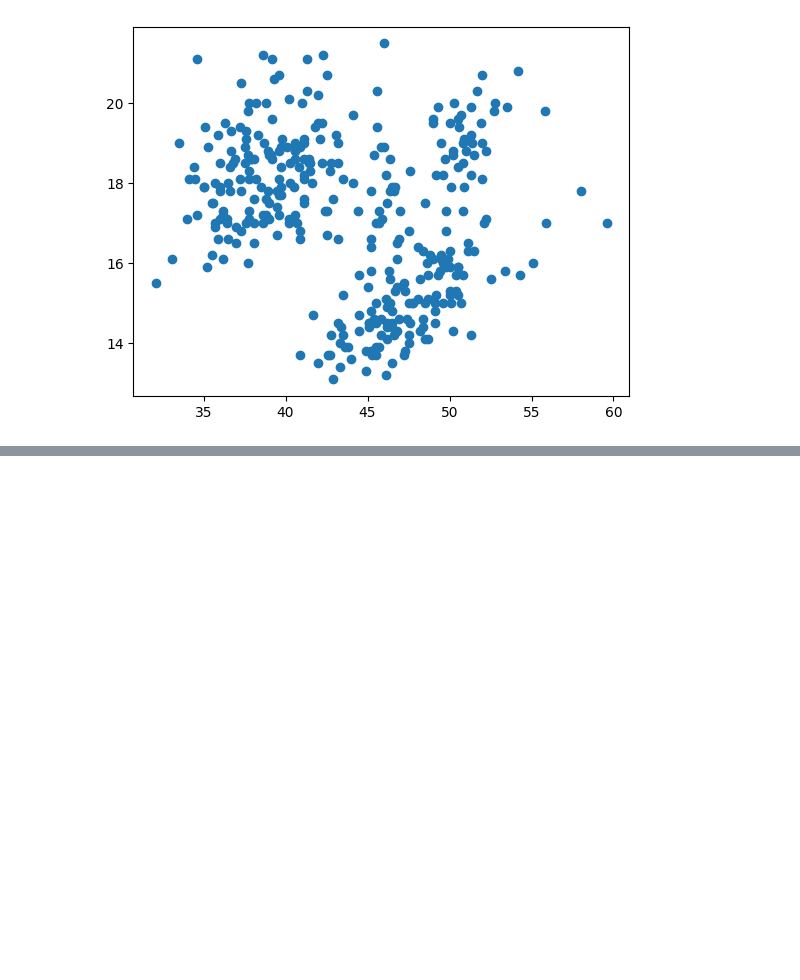
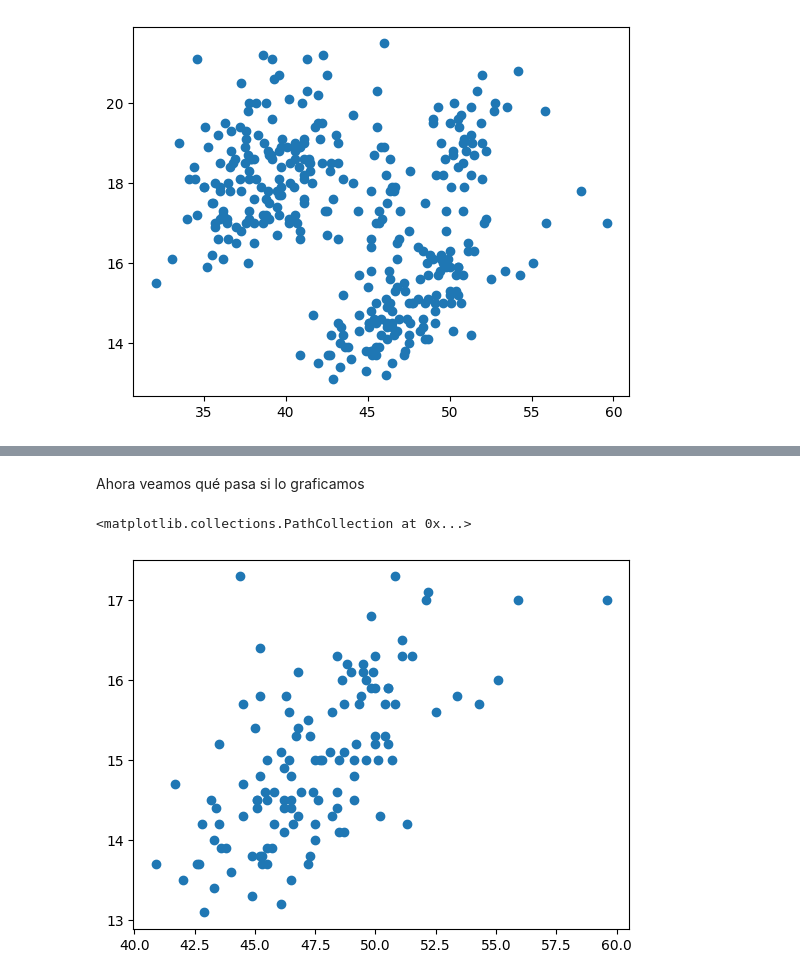
Before and after one commit to chrisdewa/curso_python, a Jupyter notebook: docs_raw/unidad-4/tema-17-visualizaciones.ipynb, the cells around one changed output, grey strips where cells are left out. Saved outputs shown, nothing was run; the diff lists cells and outputs as text; code cells hidden in the pictures; blank space fills up the shorter version.

```diff
--- a/docs_raw/unidad-4/tema-17-visualizaciones.ipynb
+++ b/docs_raw/unidad-4/tema-17-visualizaciones.ipynb
@@ -51,0 +66,4 @@ Podemos ver nuevamente los conglomerados, vamos a colorearlos, pero primero veam
+# %%
+es_gentoo = df['species'] == 'Gentoo'
+gentoo = df[es_gentoo]
+gentoo.head()
@@ -51,0 +77,10 @@ Podemos ver nuevamente los conglomerados, vamos a colorearlos, pero primero veam
+# %% [markdown]
+Ahora veamos qué pasa si lo graficamos
+# %%
+plt.scatter(
+    x=gentoo['bill_length_mm'],
+    y=gentoo['bill_depth_mm'],
+)
+# %% [output]
+<matplotlib.collections.PathCollection at 0x...>
+[figure, added]
```
Also changed, not shown: parts of 7 cells of this notebook.
